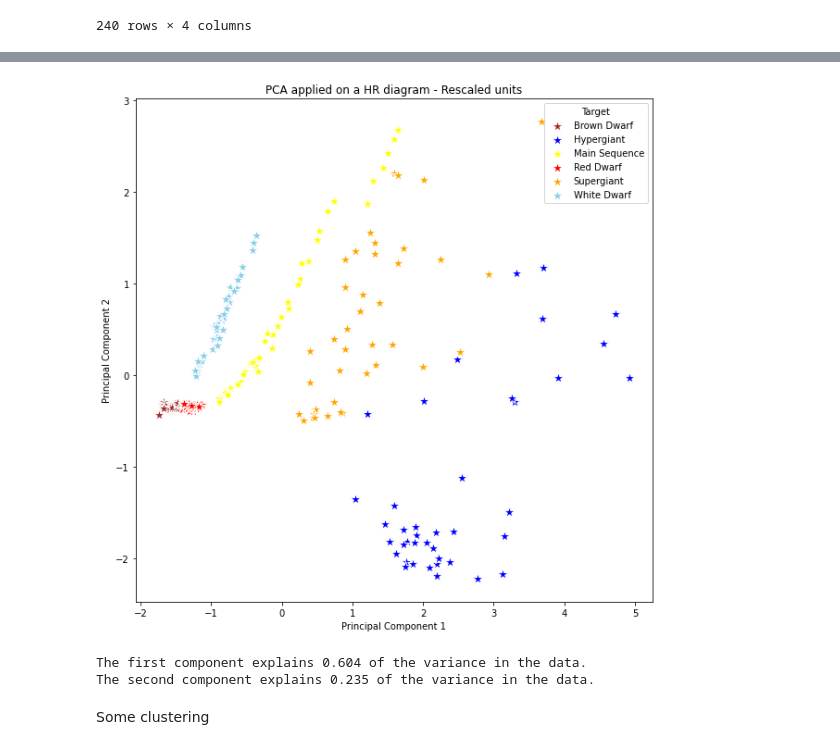
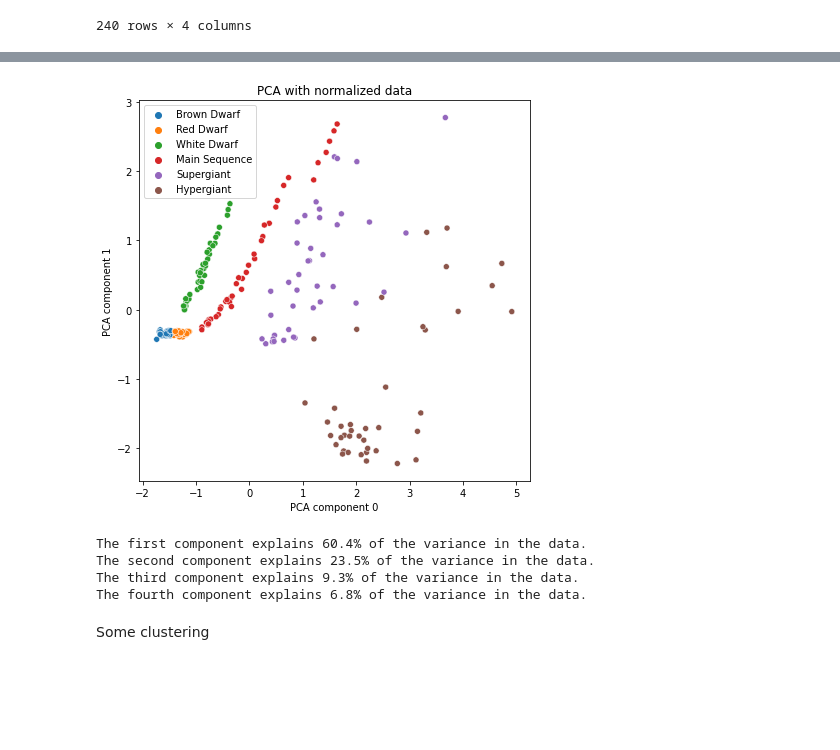
Before and after one commit to LorenzoVigan56/astrostatistics_bicocca_2024, a Jupyter notebook: working/L15_HRdiagram.ipynb, the cells around one changed output, grey strips where cells are left out. Cells and saved outputs as stored; diff of their text form; code cells hidden in the pictures; blank space fills up the shorter version.

```diff
--- a/working/L15_HRdiagram.ipynb
+++ b/working/L15_HRdiagram.ipynb
@@ -83,4 +96,7 @@ X_cent = center_values(X_array)
 # %%
 from sklearn.preprocessing import StandardScaler
-#X = StandardScaler().fit_transform(new_df_stars)
-X = StandardScaler().fit_transform(X_cent)
+scaler = StandardScaler()
+X = scaler.fit_transform(new_df_stars)
+
+pca = PCA()
+X_s = pca.fit_transform(X)
@@ -134,24 +103,20 @@ final_df = pd.concat([reduced_df, new_df_stars[['Star type']]], axis=1)
-# %%
-plt.figure(figsize=(10, 10))
-targets = list(set(final_df['Star type']))
-targets_name = ['Brown Dwarf', 'Hypergiant', 'Main Sequence', 'Red Dwarf', 'Supergiant', 'White Dwarf']
-colors = ['brown', 'blue', 'yellow', 'red', 'orange', 'skyblue']
-
-for target, color in zip(targets, colors):
-    idx = final_df['Star type'] == target
-    # change a bit the scale of the points and the colors
-    plt.scatter(final_df.loc[idx, 'Principal Component 1'], final_df.loc[idx, 'Principal Component 2'], c=color, marker='*',s=150, edgecolor='w')
-
-plt.legend(targets_name, title="Target", loc='upper right')
-plt.xlabel('Principal Component 1')
-plt.ylabel('Principal Component 2')
-plt.title('PCA applied on a HR diagram - Rescaled units')
-plt.show()
-# %% [output]
-[figure, removed]
+# %%
+fig = plt.figure(figsize=(7, 7))
+sns.scatterplot(x=X_s[:,0], y=X_s[:,1], hue=labels)
+plt.xlabel("PCA component 0")
+plt.ylabel("PCA component 1")
+
+plt.title("PCA with normalized data")
+plt.show()
+# %% [output]
+[figure, added]
 # %%
-print("The first component explains {:.3f} of the variance in the data.".format(pca.explained_variance_ratio_[0]))
-print("The second component explains {:.3f} of the variance in the data.".format(pca.explained_variance_ratio_[1]))
+print(f"The first component explains {100*pca.explained_variance_ratio_[0]:.1f}% of the variance in the data.")
+print(f"The second component explains {100*pca.explained_variance_ratio_[1]:.1f}% of the variance in the data.")
+print(f"The third component explains {100*pca.explained_variance_ratio_[2]:.1f}% of the variance in the data.")
+print(f"The fourth component explains {100*pca.explained_variance_ratio_[3]:.1f}% of the variance in the data.")
 # %% [output]
-The first component explains 0.604 of the variance in the data.
-The second component explains 0.235 of the variance in the data.
+The first component explains 60.4% of the variance in the data.
+The second component explains 23.5% of the variance in the data.
+The third component explains 9.3% of the variance in the data.
+The fourth component explains 6.8% of the variance in the data.
```
Also changed, not shown: parts of 9 cells of this notebook.
